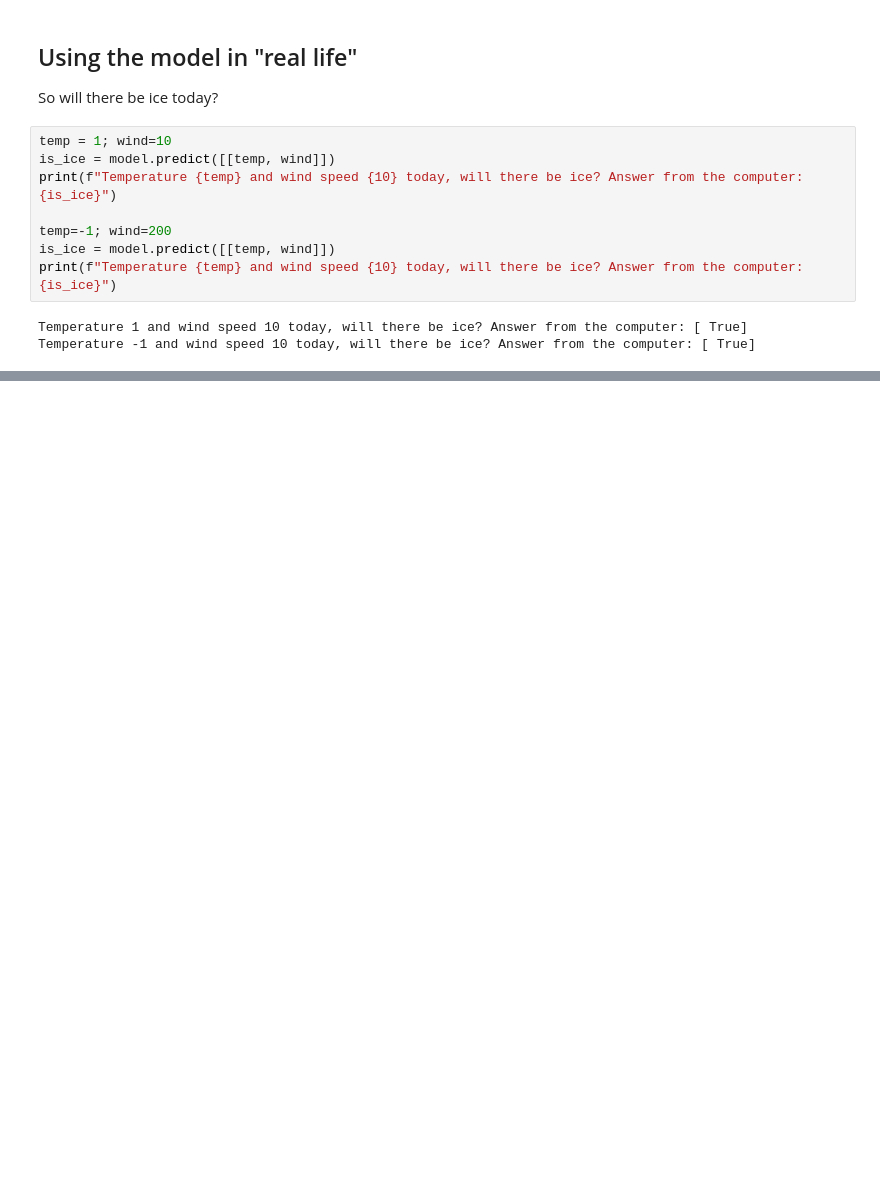
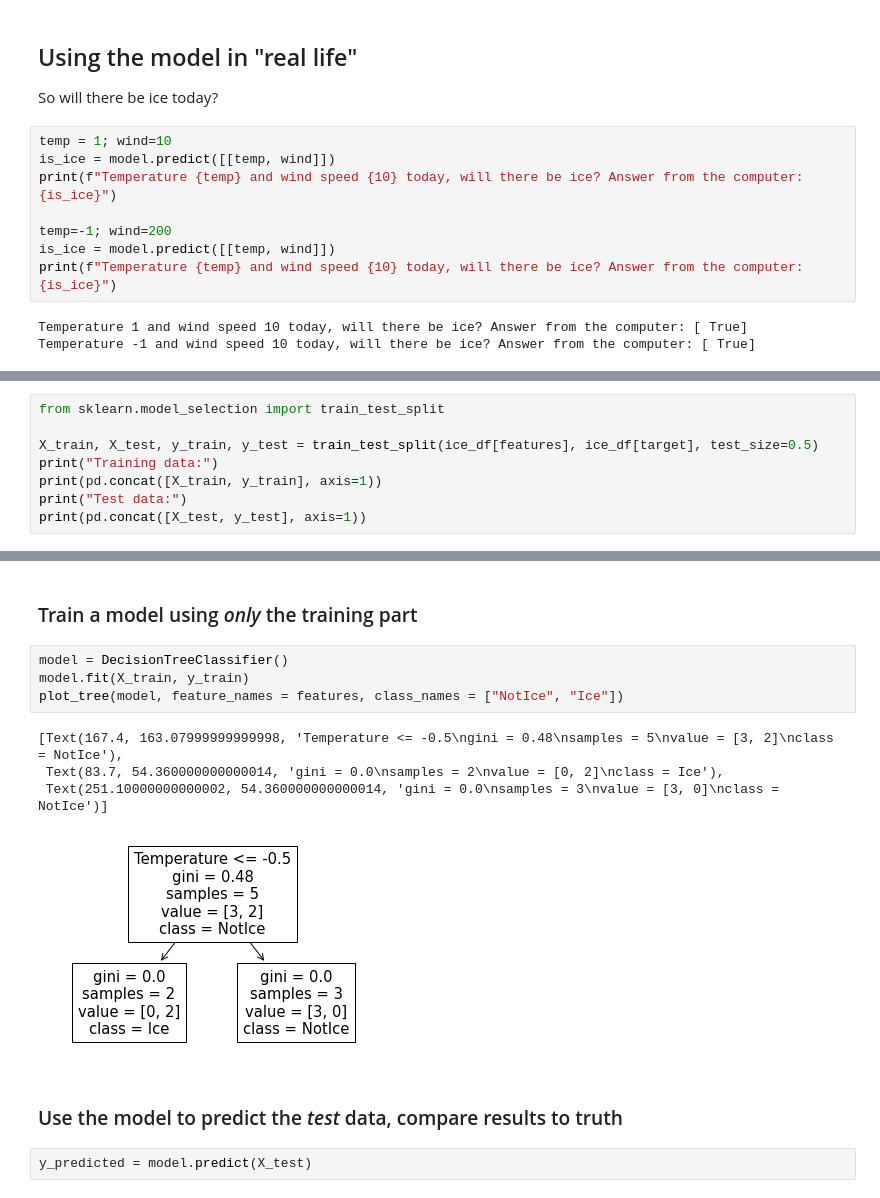
Before and after one commit to flikka/ml-intro, a Jupyter notebook: IcePrediction.ipynb, the cells around one changed output, grey strips where cells are left out. Cells and saved outputs as stored; diff of their text form; blank space fills up the shorter version.

Commit message:
Add train/test split to example

```diff
--- a/IcePrediction.ipynb
+++ b/IcePrediction.ipynb
@@ -58,0 +65,8 @@ Temperature -1 and wind speed 10 today, will there be ice? Answer from the compu
+# %%
+from sklearn.model_selection import train_test_split
+
+X_train, X_test, y_train, y_test = train_test_split(ice_df[features], ice_df[target], test_size=0.5)
+print("Training data:")
+print(pd.concat([X_train, y_train], axis=1))
+print("Test data:")
+print(pd.concat([X_test, y_test], axis=1))
@@ -58,0 +88,15 @@ Temperature -1 and wind speed 10 today, will there be ice? Answer from the compu
+# %% [markdown]
+### Train a model using _only_ the training part
+# %%
+model = DecisionTreeClassifier()
+model.fit(X_train, y_train)
+plot_tree(model, feature_names = features, class_names = ["NotIce", "Ice"])
+# %% [output]
+[Text(167.4, 163.07999999999998, 'Temperature <= -0.5\ngini = 0.48\nsamples = 5\nvalue = [3, 2]\nclass = NotIce'),
+ Text(83.7, 54.360000000000014, 'gini = 0.0\nsamples = 2\nvalue = [0, 2]\nclass = Ice'),
+ Text(251.10000000000002, 54.360000000000014, 'gini = 0.0\nsamples = 3\nvalue = [3, 0]\nclass = NotIce')]
+[figure, added]
+# %% [markdown]
+### Use the model to predict the _test_ data, compare results to truth
+# %%
+y_predicted = model.predict(X_test)
```
Also changed, not shown: parts of 8 cells of this notebook.
